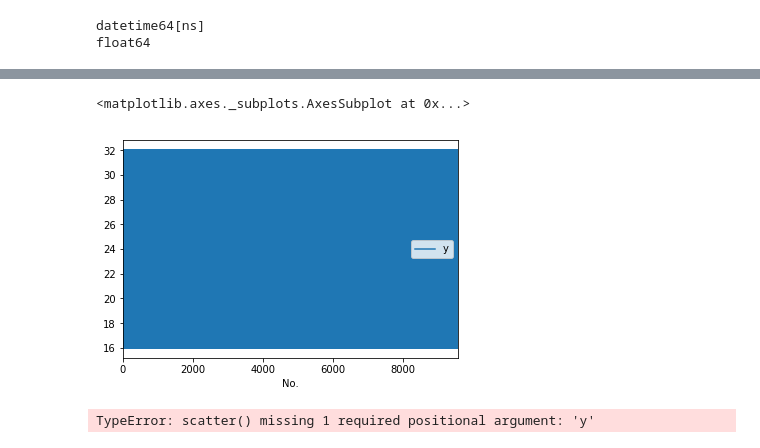
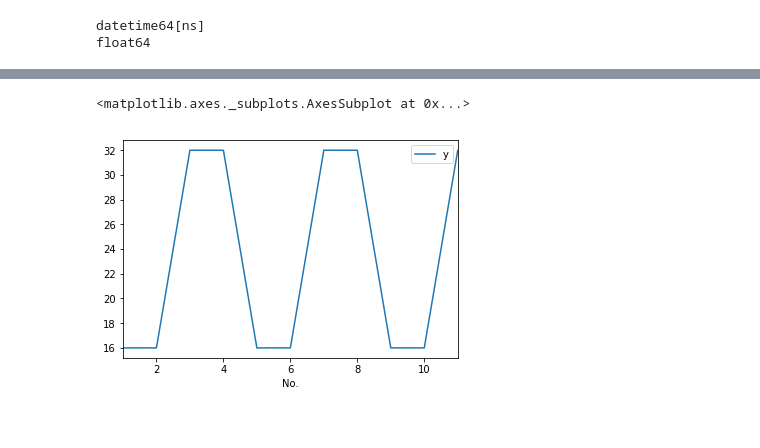
Before and after one commit to alokswaincontact/cisco_hackathon_2018, a Jupyter notebook: Cisco ML Hackathon 2018.ipynb, the cells around one changed output, grey strips where cells are left out. Saved outputs shown, nothing was run; the diff lists cells and outputs as text; code cells hidden in the pictures.

Commit message:
Display the graph

```diff
--- a/Cisco ML Hackathon 2018.ipynb
+++ b/Cisco ML Hackathon 2018.ipynb
@@ -64,4 +60,5 @@ Index(['Sequence number', 'Time', 'Source address', 'Sequence number.1',
 # %%
-x = (pd.to_datetime(df['Time'],infer_datetime_format=True))
-x.head()
+df['Time'] = (pd.to_datetime(df['Time'],infer_datetime_format=True))
+df.head()
+#x.head()
 # %% [output]
@@ -75,2 +77,5 @@ Name: Time, dtype: datetime64[ns]
 # %%
 #print(df['Time'])
+# %%
+x = df['Time']
+x.head()
@@ -155,11 +128,9 @@ Name: Signal [dBm], dtype: float64
 # %%
-df1 = pd.DataFrame ({'x' : x, 'y':y})
+df1 = pd.DataFrame ({'x' : x[0:11], 'y':y[0:11]})
 df1.plot()
 # %% [output]
 <matplotlib.axes._subplots.AxesSubplot at 0x...>
-[figure, old version]
+[figure, new version]
 # %%
 #df1.set_index('x', inplace=True)
-pd.DataFrame.plot.scatter(x, y)
+#pd.DataFrame.plot.scatter(x, y)
-# %% [output]
-TypeError: scatter() missing 1 required positional argument: 'y'
```
Also changed, not shown: parts of 31 cells of this notebook.
